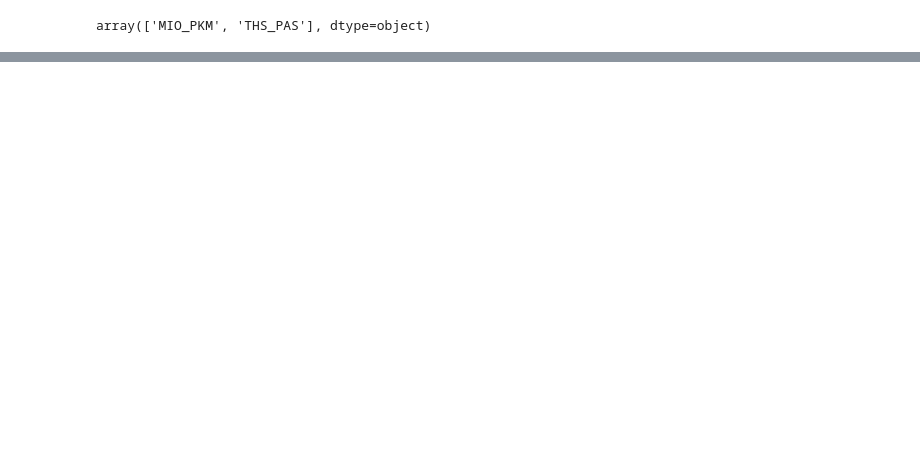
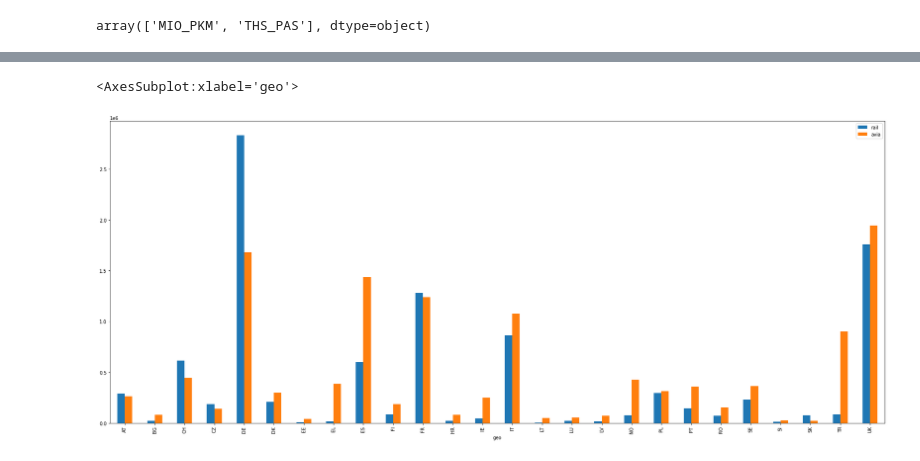
Before and after one commit to tpetricek/Talks, a Jupyter notebook: 2022/live-data-exploration/notebook/analysis.ipynb, the cells around one changed output, grey strips where cells are left out. Cells and saved outputs as stored; diff of their text form; code cells hidden in the pictures; blank space fills up the shorter version.

```diff
--- a/2022/live-data-exploration/notebook/analysis.ipynb
+++ b/2022/live-data-exploration/notebook/analysis.ipynb
@@ -6,7 +20,7 @@ pd.read_csv("../raw/avia_paoc.tsv",sep="\t",na_values=[': ',': z',': c'])
 # %%
-raw = pd.read_csv("../raw/avia_paoc.tsv",sep="\t",na_values=[': ',': z',': c'])
+raw = pd.read_csv("avia_paoc.tsv",sep="\t",na_values=[': ',': z',': c'])
 info = raw[raw.columns[0]].str.split(pat=",",expand=True) \
   .set_axis(raw.columns[0].split(","), axis=1) \
   .rename(columns={"geo\\time":"geo"})
 filtered = raw.drop([raw.columns[0]], axis=1)
-#info.join(filtered)
+info.join(filtered)
@@ -20,8 +48,8 @@ def read_eurostat_file(fn):
   filtered = raw.drop([raw.columns[0]], axis=1)
   return info.join(filtered)
 # %%
-avia_file = "../raw/avia_paoc.tsv"
-rail_file = "../raw/rail_pa_total.tsv"
+avia_file = "avia_paoc.tsv"
+rail_file = "rail_pa_total.tsv"
 avia = read_eurostat_file(avia_file)
 rail = read_eurostat_file(rail_file)
 # rail['geo'].unique()
@@ -47,4 +95,7 @@ large = aligned.loc[aligned["rail"] > 1000]
 # %%
-large.plot.bar(x='geo',figsize=(15,8))
+large.plot.bar(x='geo',figsize=(30,12))
+# %% [output]
+<AxesSubplot:xlabel='geo'>
+[figure, added]
 # %%
 ratio = pd.DataFrame({"geo":large["geo"],"ratio":np.log(large["avia"] / large["rail"])})
```
Also changed, not shown: parts of 4 cells of this notebook, 55 other files.
